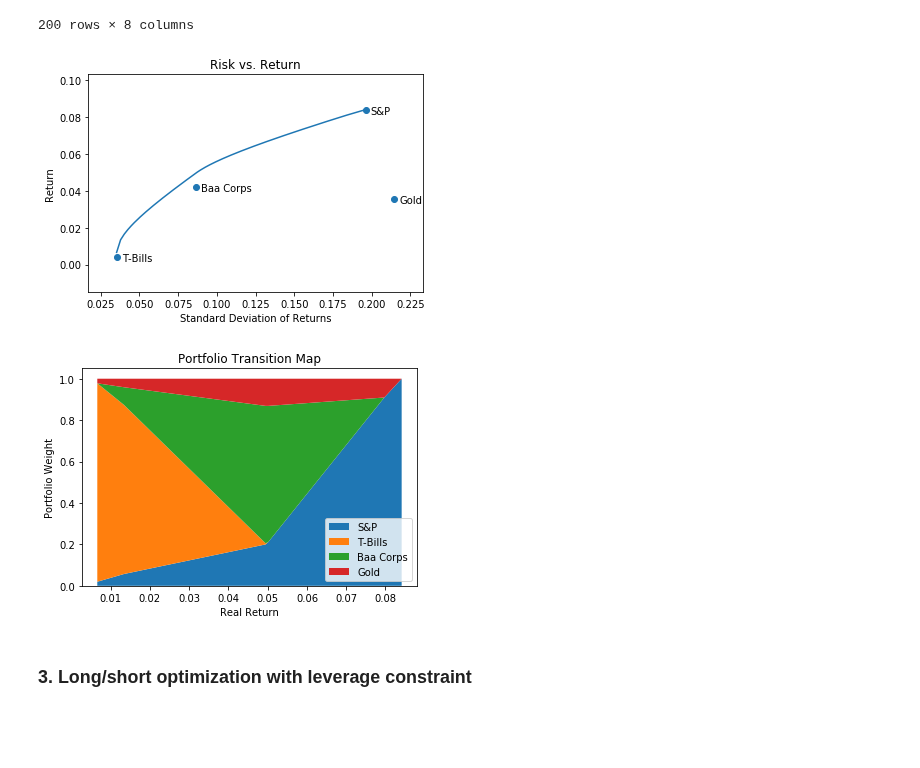
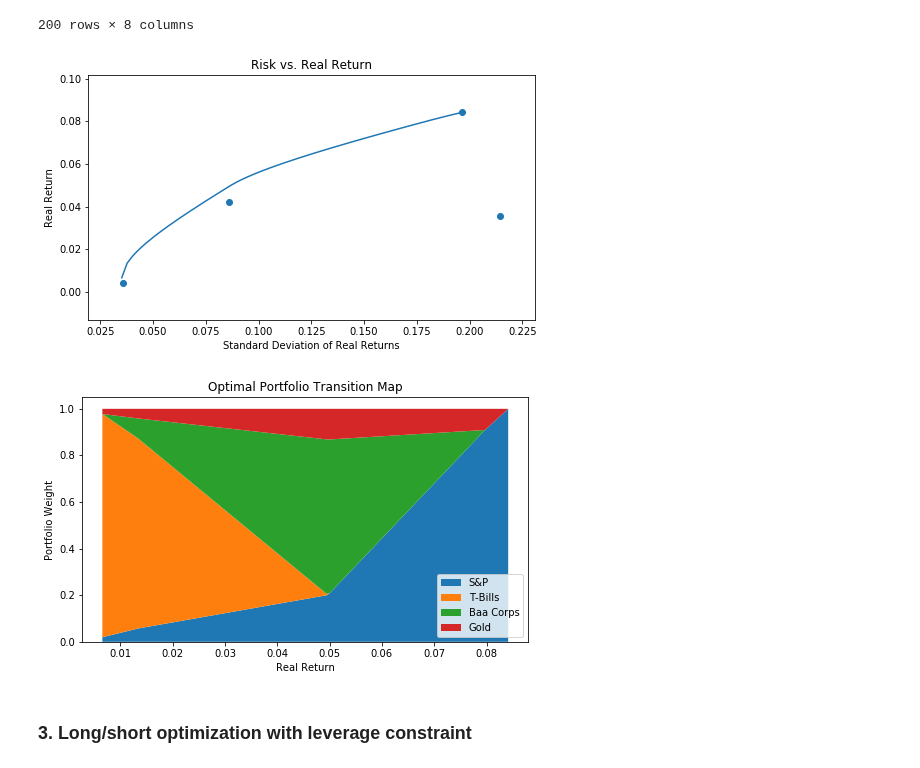
Before and after one commit to druce/portfolio_optimization, a Jupyter notebook: Portfolio optimization.ipynb, the cells around one changed output. Saved outputs shown, nothing was run; the diff lists cells and outputs as text; code cells hidden in the pictures; blank space fills up the shorter version.

Commit message:
chart size

```diff
--- a/Portfolio optimization.ipynb
+++ b/Portfolio optimization.ipynb
@@ -275,39 +275,42 @@ ret_df
 200 rows × 8 columns
 # %%
 # plot frontier
-fig,ax = plt.subplots(1)
-ax.scatter(asset_vols, mu)
+plt.figure(figsize=(8, 4.5))
+plt.scatter(asset_vols, mu)
 
 x = ret_df['std']
 y = ret_df['return']
-plt.xlabel("Standard Deviation of Returns")
-plt.ylabel("Return")
-plt.title("Risk vs. Return")
+plt.xlabel("Standard Deviation of Real Returns")
+plt.ylabel("Real Return")
+plt.title("Risk vs. Real Return")
+
 # plot the data
-ax.plot(x,y);
+plt.plot(x,y)
+
 
 xoffset = 0.0033
 yoffset = 0.002
 for i, label in enumerate(labels):
     ax.annotate(label, xy=(asset_vols[i]+xoffset, mu[i]+yoffset),  xycoords='data',
                 horizontalalignment='left', verticalalignment='top',
                )
 # %% [output]
-[figure, old version]
+[figure, new version]
 # %%
-# stacked area chart of weights vs. std
-# for given vol constraint, shows portfolio weights
+# stacked area chart of weights vs. returns
+# for given vol constraint and corresponding real return, show portfolio weights
 
 x = ret_df['return']
 y_list = [ret_df[l] for l in labels]
 
+plt.figure(figsize=(8, 4.5))
 plt.stackplot(x, y_list, labels=labels)
 plt.legend(loc='lower right')
 plt.xlabel("Real Return")
 plt.ylabel("Portfolio Weight")
-plt.title("Portfolio Transition Map");
+plt.title("Optimal Portfolio Transition Map");
 # %% [output]
-[figure, old version]
+[figure, new version]
 # %% [markdown]
 ### 3. Long/short optimization with leverage constraint
 # %% [markdown]
```
Also changed, not shown: parts of 1 cell of this notebook.
